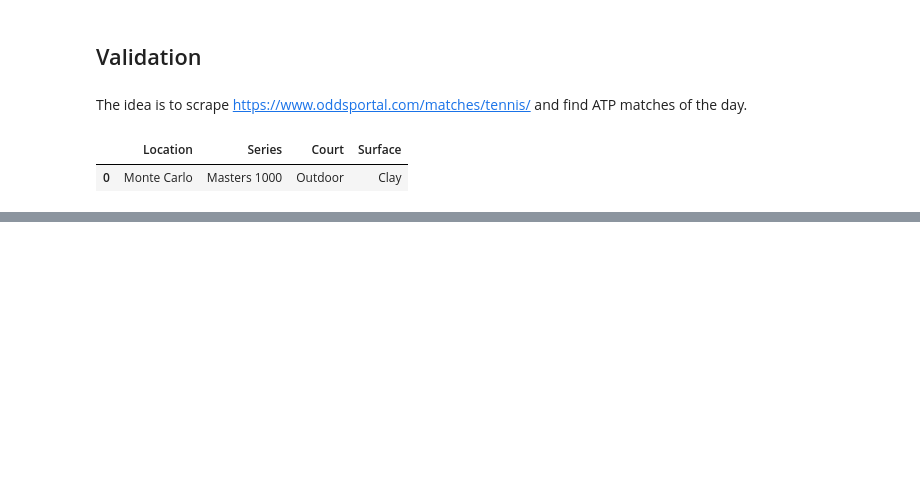
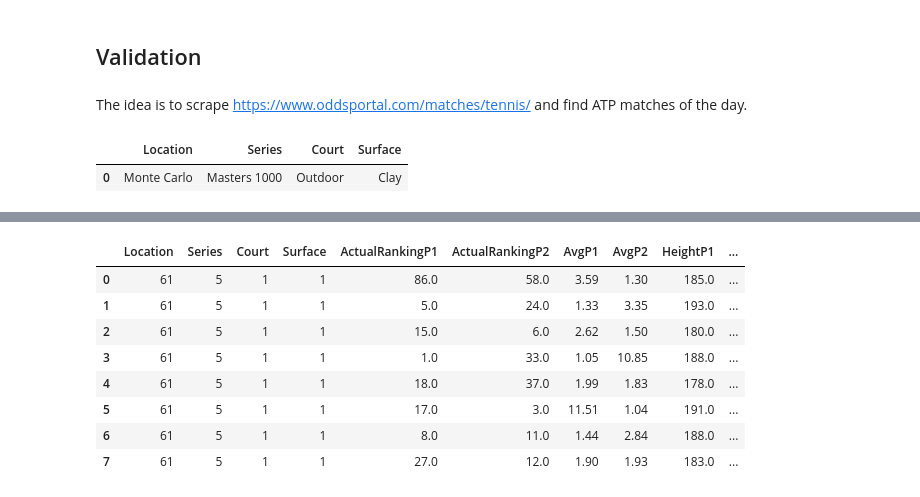
Before and after one commit to pmecchia/atp_matches, a Jupyter notebook: Clean Notebook.ipynb, the cells around one changed output, grey strips where cells are left out. Saved outputs shown, nothing was run; the diff lists cells and outputs as text; code cells hidden in the pictures; blank space fills up the shorter version.

```diff
--- a/Clean Notebook.ipynb
+++ b/Clean Notebook.ipynb
@@ -828,0 +812,11 @@ df_validation.head(20)
+# %%
+df_val_test=df_validation.copy()
+# %%
+def Validation_Labelizer(df):
+    dict_idx=0
+    for idx,column in enumerate(df):
+
+        if df[column].dtype==object:
+            df.iloc[:,idx]=df.iloc[:,idx].map(label_dictionnary[dict_idx])
+            dict_idx+=1
+    return df
@@ -828,0 +836,16 @@ df_validation.head(20)
+# %%
+X_validation=df_val_test.drop(['P1Winner'],axis=1)
+#y_validation=df_val_test['P1Winner']
+df_val_test["Prediction"]=Ml_model.predict(X_validation)
+# %%
+df_val_test.head(10)
+# %% [output]
+|  | Location | Series | Court | Surface | ActualRankingP1 | ActualRankingP2 | AvgP1 | AvgP2 | HeightP1 | ... |
+| 0 | 61 | 5 | 1 | 1 | 86.0 | 58.0 | 3.59 | 1.30 | 185.0 | ... |
+| 1 | 61 | 5 | 1 | 1 | 5.0 | 24.0 | 1.33 | 3.35 | 193.0 | ... |
+| 2 | 61 | 5 | 1 | 1 | 15.0 | 6.0 | 2.62 | 1.50 | 180.0 | ... |
+| 3 | 61 | 5 | 1 | 1 | 1.0 | 33.0 | 1.05 | 10.85 | 188.0 | ... |
+| 4 | 61 | 5 | 1 | 1 | 18.0 | 37.0 | 1.99 | 1.83 | 178.0 | ... |
+| 5 | 61 | 5 | 1 | 1 | 17.0 | 3.0 | 11.51 | 1.04 | 191.0 | ... |
+| 6 | 61 | 5 | 1 | 1 | 8.0 | 11.0 | 1.44 | 2.84 | 188.0 | ... |
+| 7 | 61 | 5 | 1 | 1 | 27.0 | 12.0 | 1.90 | 1.93 | 183.0 | ... |
```
Also changed, not shown: parts of 17 cells of this notebook.
